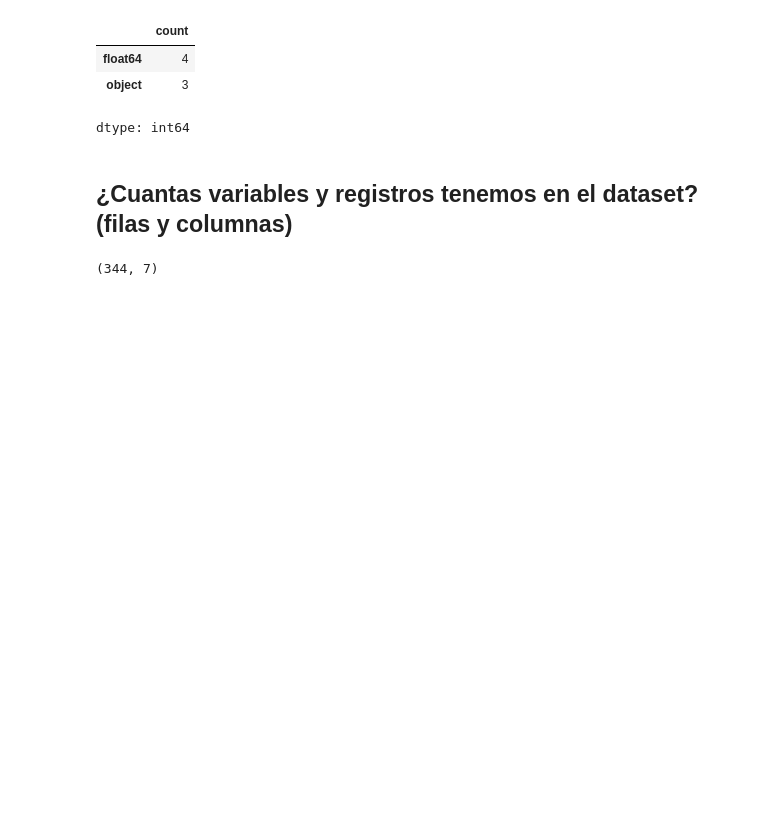
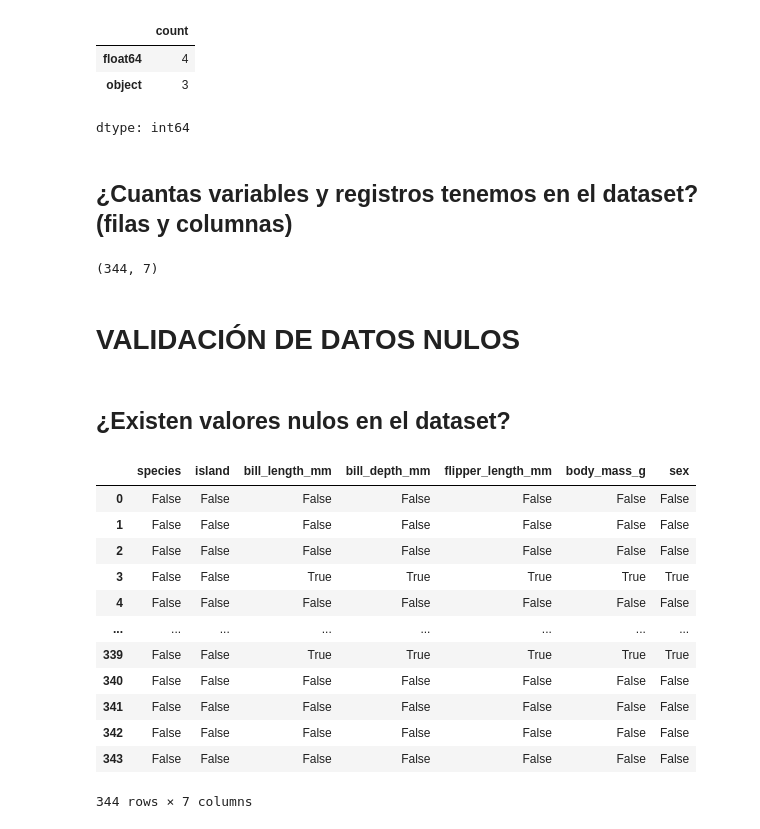
Before and after one commit to cesarmayta/BOOTCAMP_DSG1, a Jupyter notebook: dia1/01_eda_validaciones.ipynb, the cells around one changed output. Saved outputs shown, nothing was run; the diff lists cells and outputs as text; code cells hidden in the pictures; blank space fills up the shorter version.

Commit message:
validaciones nulos

```diff
--- a/dia1/01_eda_validaciones.ipynb
+++ b/dia1/01_eda_validaciones.ipynb
@@ -55,3 +55,23 @@ dtype: int64
 preprocessed_peguins_df.shape
 # %% [output]
 (344, 7)
+# %% [markdown]
+# VALIDACIÓN DE DATOS NULOS
+# %% [markdown]
+## ¿Existen valores nulos en el dataset?
+# %%
+preprocessed_peguins_df.isnull()
+# %% [output]
+|  | species | island | bill_length_mm | bill_depth_mm | flipper_length_mm | body_mass_g | sex |
+| 0 | False | False | False | False | False | False | False |
+| 1 | False | False | False | False | False | False | False |
+| 2 | False | False | False | False | False | False | False |
+| 3 | False | False | True | True | True | True | True |
+| 4 | False | False | False | False | False | False | False |
+| ... | ... | ... | ... | ... | ... | ... | ... |
+| 339 | False | False | True | True | True | True | True |
+| 340 | False | False | False | False | False | False | False |
+| 341 | False | False | False | False | False | False | False |
+| 342 | False | False | False | False | False | False | False |
+| 343 | False | False | False | False | False | False | False |
+344 rows × 7 columns
```
Also changed, not shown: parts of 8 cells of this notebook.
